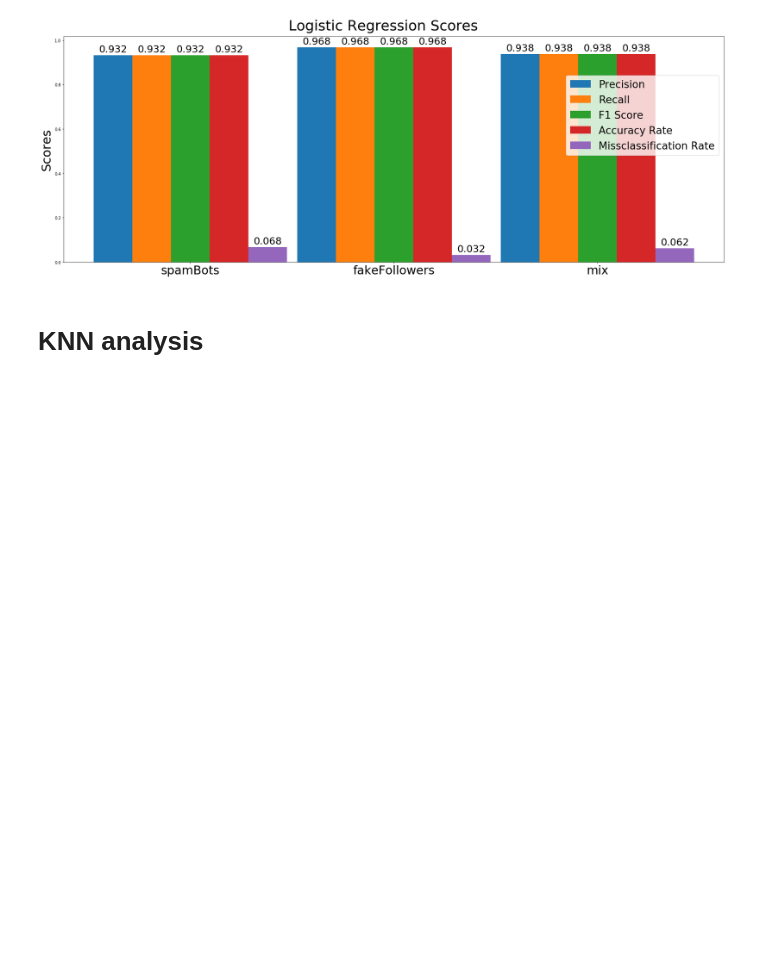
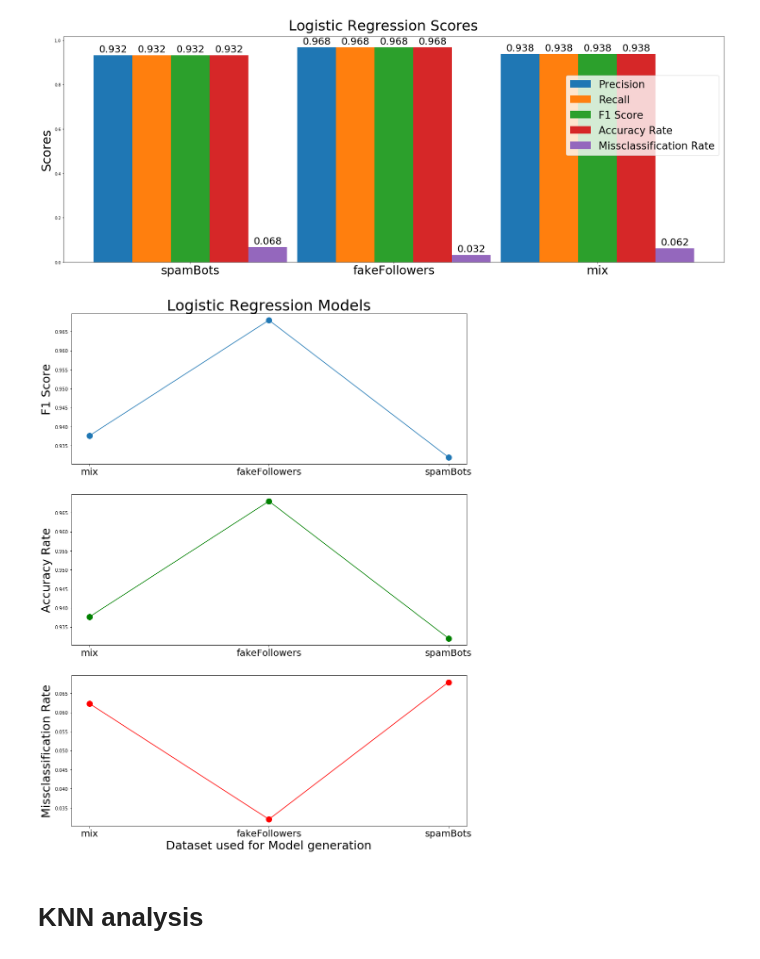
Before and after one commit to toful/BotDetector, a Jupyter notebook: src/DataAnalisis.ipynb, the cells around one changed output. Drawn from its saved outputs; the diff is of its cells as text; code cells hidden in the pictures; blank space fills up the shorter version.

Commit message:
New plots

```diff
--- a/src/DataAnalisis.ipynb
+++ b/src/DataAnalisis.ipynb
@@ -505,6 +647,62 @@ def draw_results2( results ):
 draw_results2( results_lr )
 # %% [output]
 [figure]
+# %%
+results_lr={'fakeFollowers': [0.9681734594933274,
+  0.968009768009768,
+  0.9680048611299275,
+  0.968009768009768,
+  0.031990231990231995],
+ 'mix': [0.9377582310601692,
+  0.9376774559909142,
+  0.9376354960891385,
+  0.9376774559909142,
+  0.06232254400908575],
+ 'spamBots': [0.9320407447126667,
+  0.9320619785458879,
+  0.9319589828991415,
+  0.9320619785458879,
+  0.06793802145411204]}
+
+labels = results_lr.keys()
+
+f1 = [item[2] for item in results_lr.values() ]
+acc = [item[3] for item in results_lr.values() ]
+miss = [item[4] for item in results_lr.values() ]
+
+x = np.arange( len(labels) )  # the label locations
+#width = 0.19  # the width of the bars
+
+y1=[ f1[0],f1[1],f1[2] ]
+y2=[ acc[0],acc[1],acc[2] ]
+y3=[ miss[0],miss[1],miss[2] ]
+
+fig, ax = plt.subplots(figsize=(15, 20))
+#plt.figure( figsize=(20, 25) )
+
+plt.subplot(3, 1, 1)
+plt.plot(x, y1, 'o-', markersize=12, label='F1 Score')
+plt.title('Logistic Regression Models', fontsize=32 )
+plt.ylabel('F1 Score', fontsize=25)
+plt.xticks(range(3), labels, fontsize=20)
+
+plt.subplot(3, 1, 2)
+plt.plot(x, y2, 'o-', markersize=12, label='Accuracy Rate', color='green')
+plt.ylabel('Accuracy Rate', fontsize=25)
+plt.xticks(range(3), labels, fontsize=20)
+
+plt.subplot(3, 1, 3)
+plt.plot(x, y3, 'o-', markersize=12, label='Missclassification Rate', color='red')
+plt.xlabel('Dataset used for Model generation', fontsize=25)
+plt.ylabel('Missclassification Rate', fontsize=25)
+plt.xticks(range(3), labels, fontsize=20)
+
+#ax.set_xticks(x)
+#fig.legend( loc=1, prop={'size': 26})#, bbox_to_anchor = [1.0, 0.85] )
+#fig.subplots_adjust(top=0.92 )
+plt.show()
+# %% [output]
+[figure, added]
 # %% [markdown]
 # KNN analysis
 # %%
```
Also changed, not shown: parts of 6 cells of this notebook.
